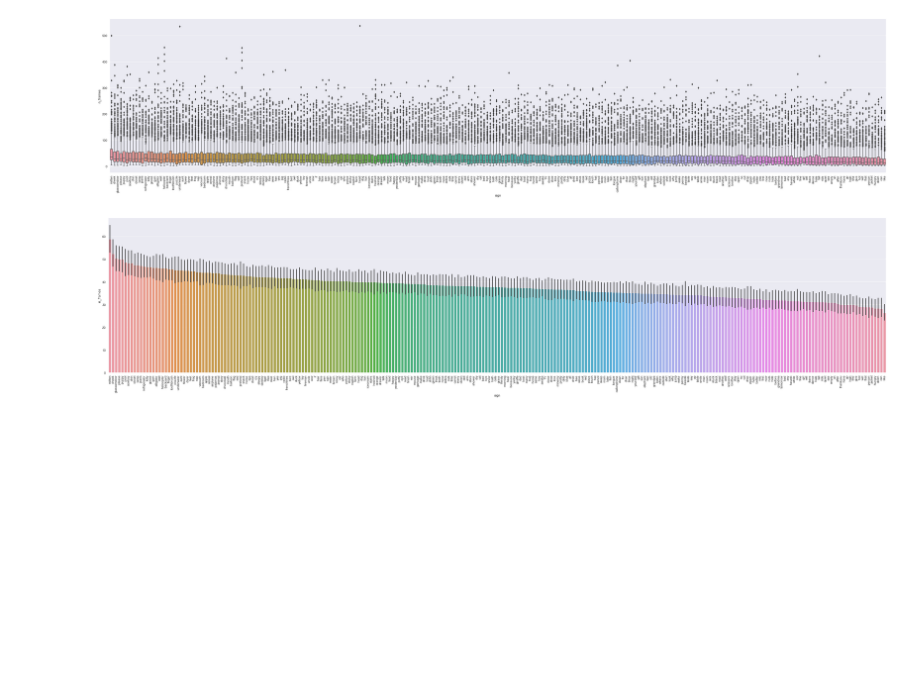
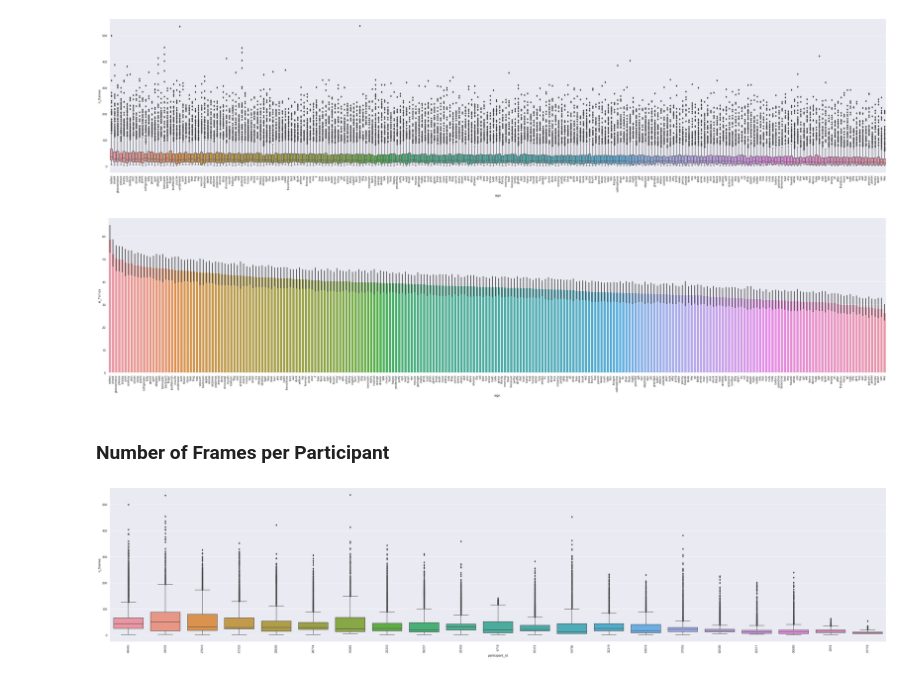
Before and after one commit to vosmani36/Capstone_Project_SignMeUp, a Jupyter notebook: notebooks/Playground-Jin-Ho.ipynb, the cells around one changed output. Saved outputs shown, nothing was run; the diff lists cells and outputs as text; code cells hidden in the pictures; blank space fills up the shorter version.

Commit message:
added plots for frames per participant

```diff
--- a/notebooks/Playground-Jin-Ho.ipynb
+++ b/notebooks/Playground-Jin-Ho.ipynb
@@ -298,7 +298,7 @@ test, df_train.sign
  94476     happy
  Name: sign, Length: 94477, dtype: object)
 # %%
-df_frames = pd.concat([n_frames_all, df_train.sign], axis=1)
+df_frames = pd.concat([n_frames_all, df_train.sign, df_train.participant_id], axis=1)
 # %% [markdown]
 Getting all number of frames took about 6-7 minutes. So let's save it into a .csv file
 # %%
@@ -321,3 +323,14 @@ plt.xticks(rotation=90)
 plt.show()
 # %% [output]
 [figure]
+# %% [markdown]
+### Number of Frames per Participant
+# %%
+# order by decreasing mean
+my_order = df_frames.groupby(by=["participant_id"])["n_frames"].mean().sort_values(ascending=False).index
+# boxplot
+sns.boxplot(data=df_frames, x="participant_id", y="n_frames", order=my_order)
+plt.xticks(rotation=90)
+plt.show()
+# %% [output]
+[figure, added]
```
Also changed, not shown: parts of 3 cells of this notebook.
